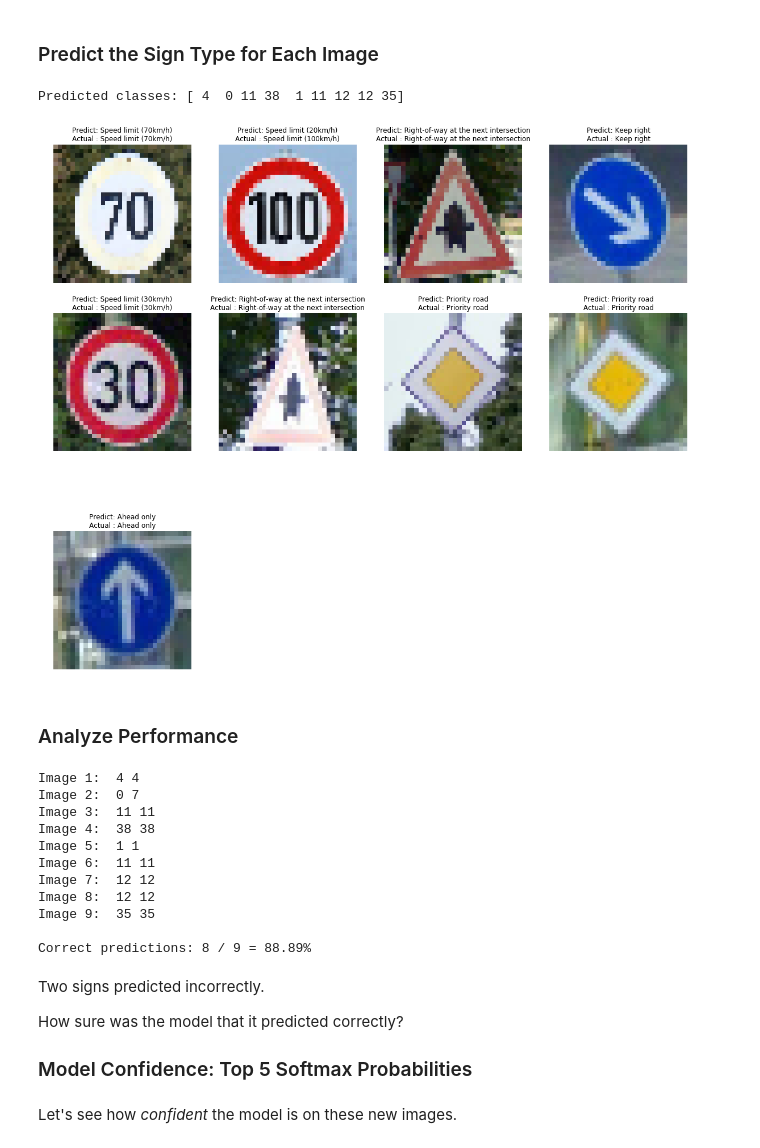
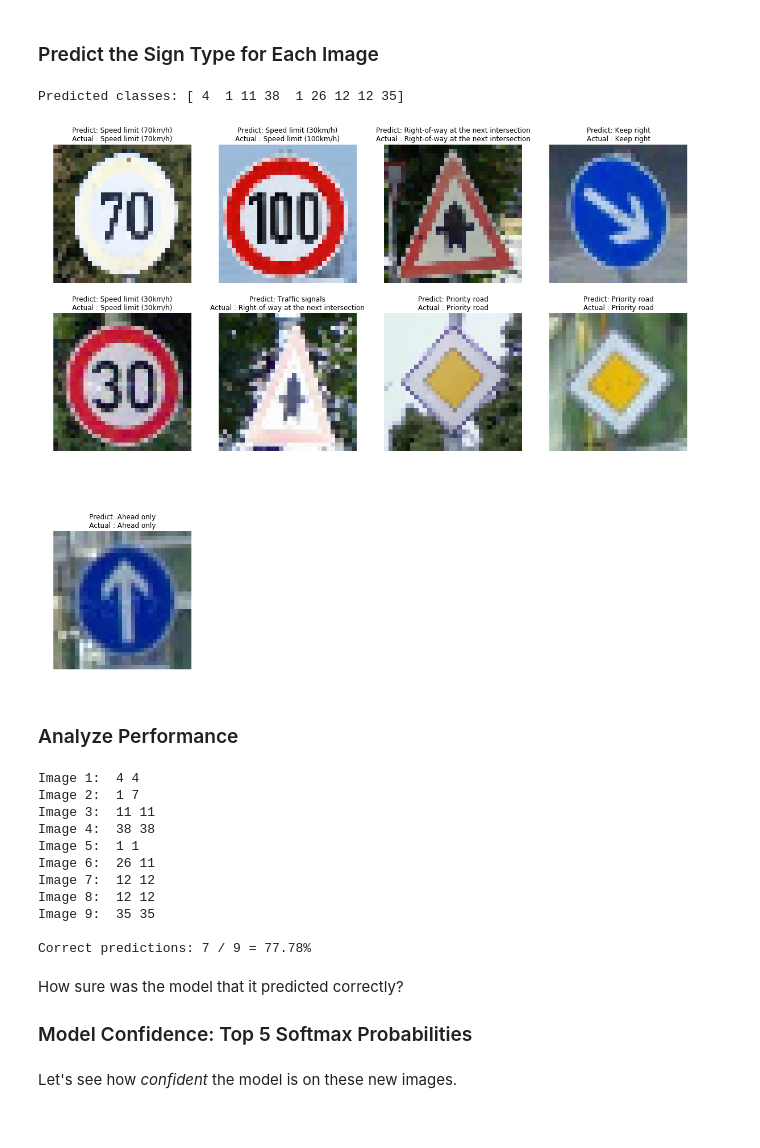
Before and after one commit to tjacobs/CarND-Traffic-Sign-Classifier-Project, a Jupyter notebook: Traffic_Sign_Classifier.ipynb, the cells around one changed output. Drawn from its saved outputs; the diff is of its cells as text; code cells hidden in the pictures.

```diff
--- a/Traffic_Sign_Classifier.ipynb
+++ b/Traffic_Sign_Classifier.ipynb
@@ -256,7 +256,6 @@ rate = 0.001
 # Inputs
 x = tf.placeholder(tf.float32, (None, 32, 32, 3))
 y = tf.placeholder(tf.int32, (None))
-keep_prob = tf.placeholder(tf.float32)
 one_hot_y = tf.one_hot(y, n_classes)
 
 # TF Operations
@@ -278,7 +277,7 @@ def evaluate(X_data, y_data):
     sess = tf.get_default_session()
     for offset in range(0, num_examples, BATCH_SIZE):
         batch_x, batch_y = X_data[offset:offset+BATCH_SIZE], y_data[offset:offset+BATCH_SIZE]
-        accuracy = sess.run(accuracy_operation, feed_dict={x: batch_x, y: batch_y, keep_prob: 1.0})
+        accuracy = sess.run(accuracy_operation, feed_dict={x: batch_x, y: batch_y})
         total_accuracy += (accuracy * len(batch_x))
     return total_accuracy / num_examples
 
@@ -295,7 +294,7 @@ def train(X_train, y_train):
             for offset in range(0, num_examples, BATCH_SIZE):
                 end = offset + BATCH_SIZE
                 batch_x, batch_y = X_train[offset:end], y_train[offset:end]
-                sess.run(training_operation, feed_dict={x: batch_x, y: batch_y, keep_prob: 0.5})
+                sess.run(training_operation, feed_dict={x: batch_x, y: batch_y})
 
             # Evaluate
             validation_accuracy = evaluate(X_validation, y_validation)
@@ -380,7 +375,7 @@ for i in range(0,len(images)):
 # %% [markdown]
 ### Predict the Sign Type for Each Image
 # %%
-# 12th code cell
+# 11th code cell
 ### Run the predictions and use the model to output the prediction for each image.
 
 # What are the actual sign labels?
@@ -390,40 +385,40 @@ y_correct_in = [ 4, 7, 11, 38, 1, 11, 12, 12, 35 ]
 filelist = sorted( glob.glob( './test/*.*' ) )
 images_in = [ cv2.imread(filename) for filename in filelist ]
 images_in = [ cv2.cvtColor( image, cv2.COLOR_BGR2RGB ) for image in images_in ]
 
 # Resize to 32x32 for model
 images_in = np.array( [ cv2.resize( image, (32, 32) ) for image in images_in ] )
 
 # Preprocess
 images, y_correct = preprocess_images( images_in, y_correct_in )
 
 # Predict with model
 with tf.Session() as sess:
     # Load model
     saver.restore(sess, tf.train.latest_checkpoint('.'))
 
     # Predict
-    preds = sess.run(tf.argmax(logits, 1), feed_dict={x:images, keep_prob:1.0})
+    preds = sess.run(tf.argmax(logits, 1), feed_dict={x:images})
     print( "Predicted classes: " + str( preds ) )
 
 # Read sign names
 sn = pd.read_csv('./signnames.csv')
 
 # Plot
 fig = plt.figure(figsize=(20, 20))
 for i in range(0,len(images)):
     a = fig.add_subplot(2 + ((i+1) / 5), len(images)/2, i + 1 )
     plt.imshow(images[i])
     code = preds[i]
     plt.title( "Predict: " + str( sn.iloc[code, 1] ) + "\nActual : " + str( sn.iloc[y_correct[i], 1] ) )
     plt.axis("off")
 # %% [output]
-Predicted classes: [ 4  0 11 38  1 11 12 12 35]
+Predicted classes: [ 4  1 11 38  1 26 12 12 35]
-[figure, old version]
+[figure, new version]
 # %% [markdown]
 ### Analyze Performance
 # %%
-# 13th code cell
+# 12th code cell
 ### Calculate the accuracy for the new images.
 
 correct = 0
@@ -437,18 +432,17 @@ print( "Correct predictions: " + str( correct ) + " / " + str( len(preds) ) + "
 print( "" )
 # %% [output]
 Image 1:  4 4
-Image 2:  0 7
+Image 2:  1 7
 Image 3:  11 11
 Image 4:  38 38
 Image 5:  1 1
-Image 6:  11 11
+Image 6:  26 11
 Image 7:  12 12
 Image 8:  12 12
 Image 9:  35 35
 
-Correct predictions: 8 / 9 = 88.89%
+Correct predictions: 7 / 9 = 77.78%
 # %% [markdown]
-Two signs predicted incorrectly.
 
 How sure was the model that it predicted correctly?
 
```
Also changed, not shown: parts of 7 cells of this notebook, 3 other files.
